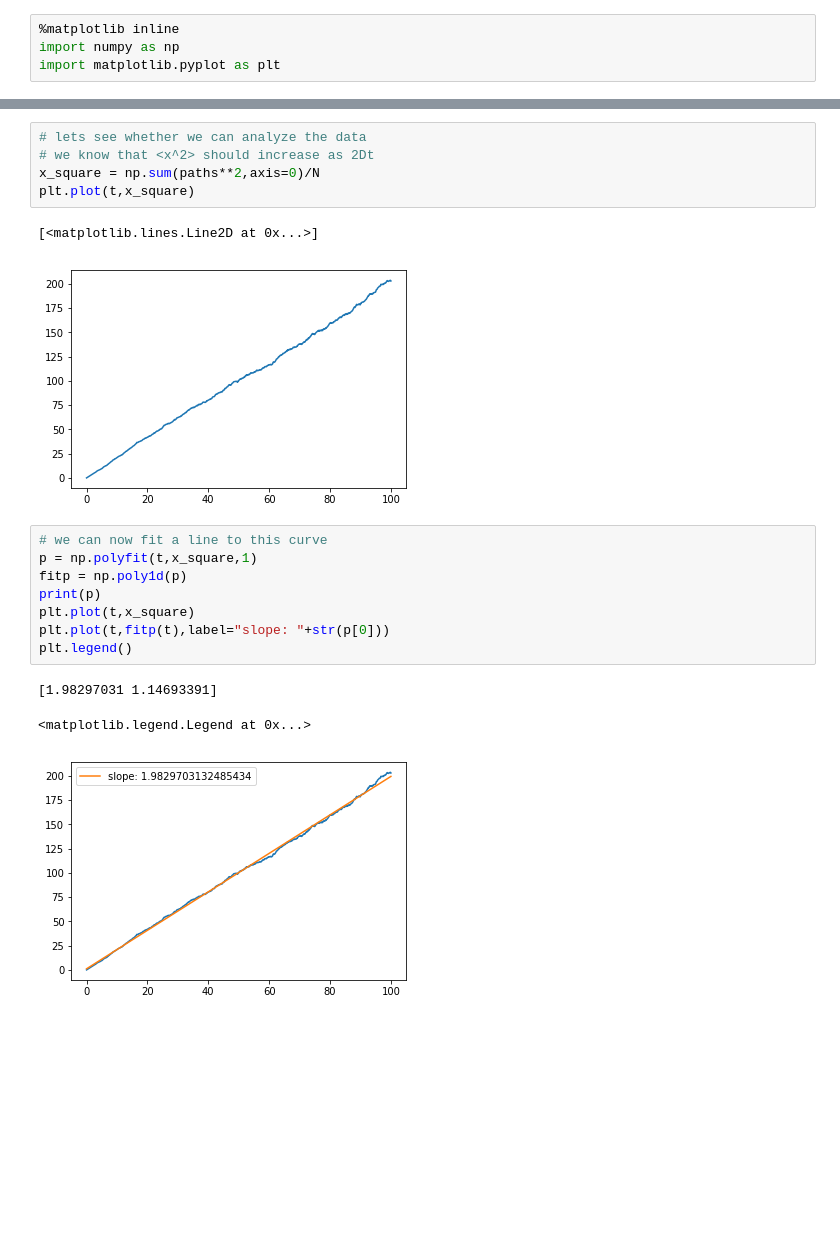
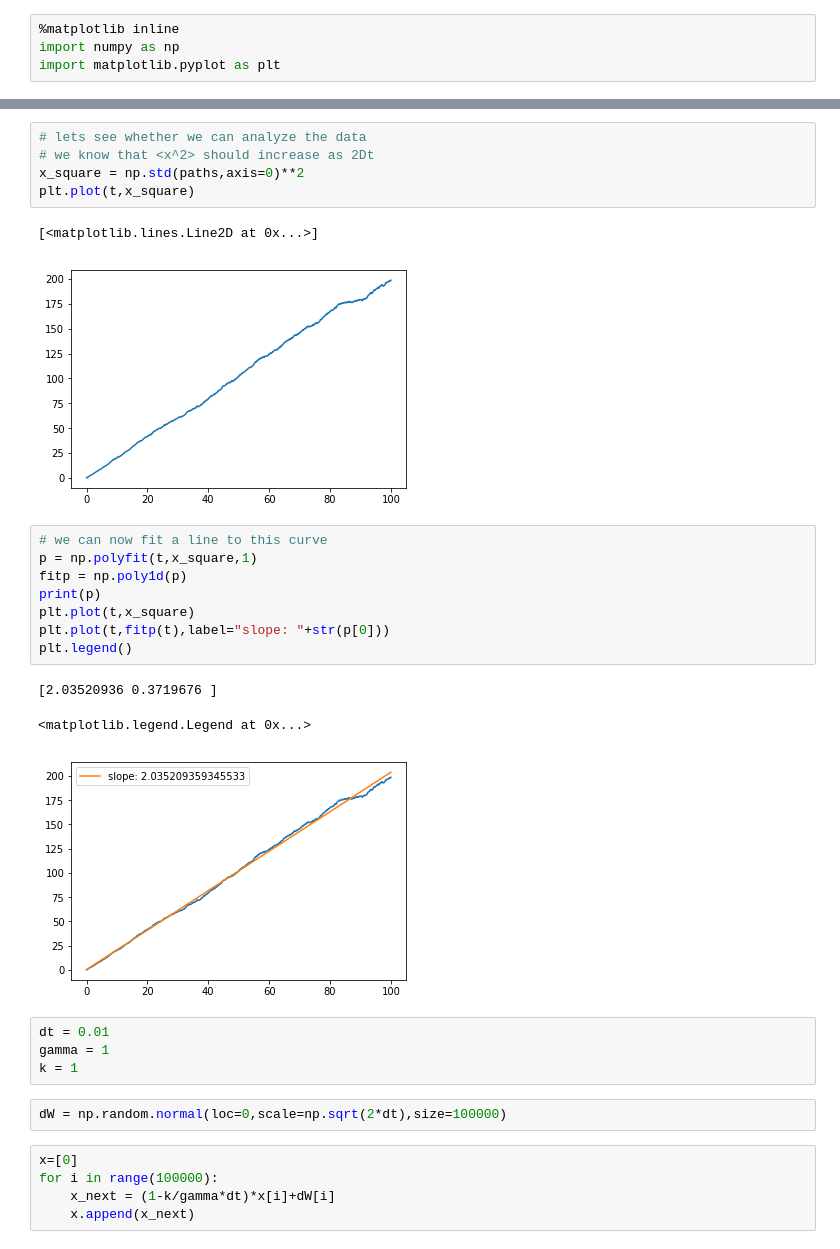
Before and after one commit to hstrey/BME-572-2018, a Jupyter notebook: stochastic simulations.ipynb, the cells around one changed output, grey strips where cells are left out. Saved outputs shown, nothing was run; the diff lists cells and outputs as text; blank space fills up the shorter version.

```diff
--- a/stochastic simulations.ipynb
+++ b/stochastic simulations.ipynb
@@ -26,11 +26,11 @@ for path in paths:
 # %%
 # lets see whether we can analyze the data
 # we know that <x^2> should increase as 2Dt
-x_square = np.sum(paths**2,axis=0)/N
+x_square = np.std(paths,axis=0)**2
 plt.plot(t,x_square)
 # %% [output]
 [<matplotlib.lines.Line2D at 0x...>]
-[figure, old version]
+[figure, new version]
 # %%
 # we can now fit a line to this curve
 p = np.polyfit(t,x_square,1)
@@ -40,6 +40,17 @@ plt.plot(t,x_square)
 plt.plot(t,fitp(t),label="slope: "+str(p[0]))
 plt.legend()
 # %% [output]
-[1.98297031 1.14693391]
+[2.03520936 0.3719676 ]
 <matplotlib.legend.Legend at 0x...>
-[figure, old version]
+[figure, new version]
+# %%
+dt = 0.01
+gamma = 1
+k = 1
+# %%
+dW = np.random.normal(loc=0,scale=np.sqrt(2*dt),size=100000)
+# %%
+x=[0]
+for i in range(100000):
+    x_next = (1-k/gamma*dt)*x[i]+dW[i]
+    x.append(x_next)
```
Also changed, not shown: parts of 3 cells of this notebook.
